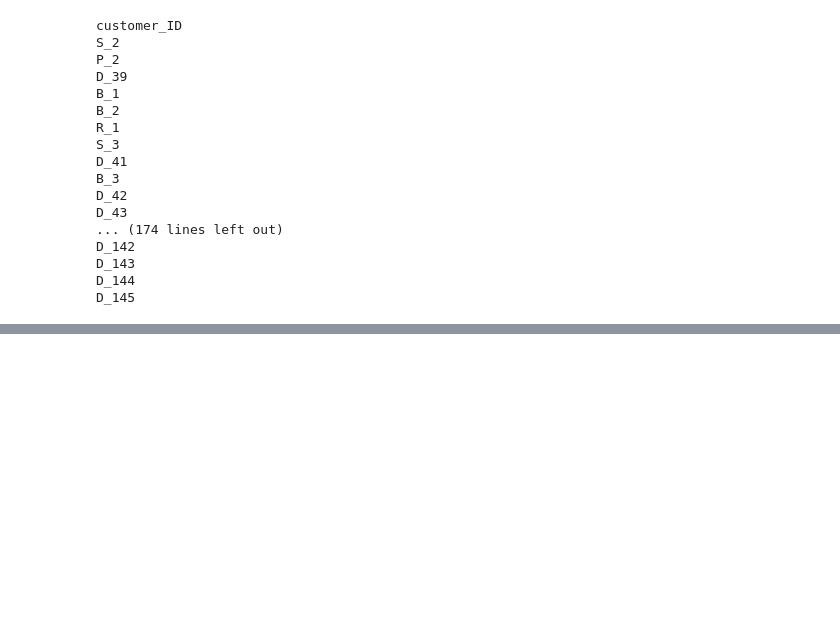
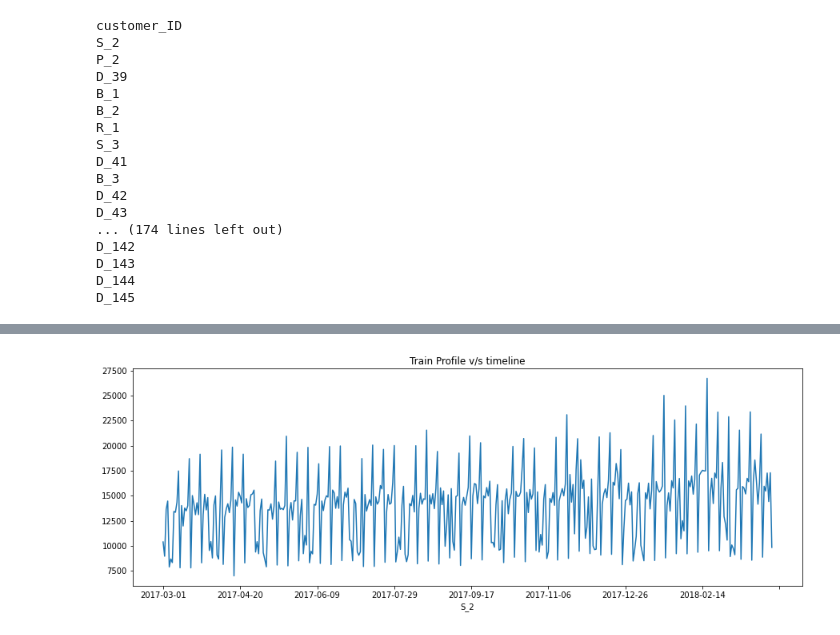
Before and after one commit to chaitsugale/AMEX-Default-PREDICTION, a Jupyter notebook: amex-default-prediction.ipynb, the cells around one changed output, grey strips where cells are left out. Drawn from its saved outputs; the diff is of its cells as text; code cells hidden in the pictures; blank space fills up the shorter version.

```diff
--- a/amex-default-prediction.ipynb
+++ b/amex-default-prediction.ipynb
@@ -82,0 +146,13 @@ R_* = Risk variables
+# %%
+# checking user profile with timeline
+
+
+fig,ax = plt.subplots(figsize=(15,5))
+
+amex_train.groupby('S_2')['customer_ID'].count().plot()
+
+plt.title('Train Profile v/s timeline')
+
+plt.show()
+# %% [output]
+[figure, added]
```
Also changed, not shown: parts of 11 cells of this notebook.
